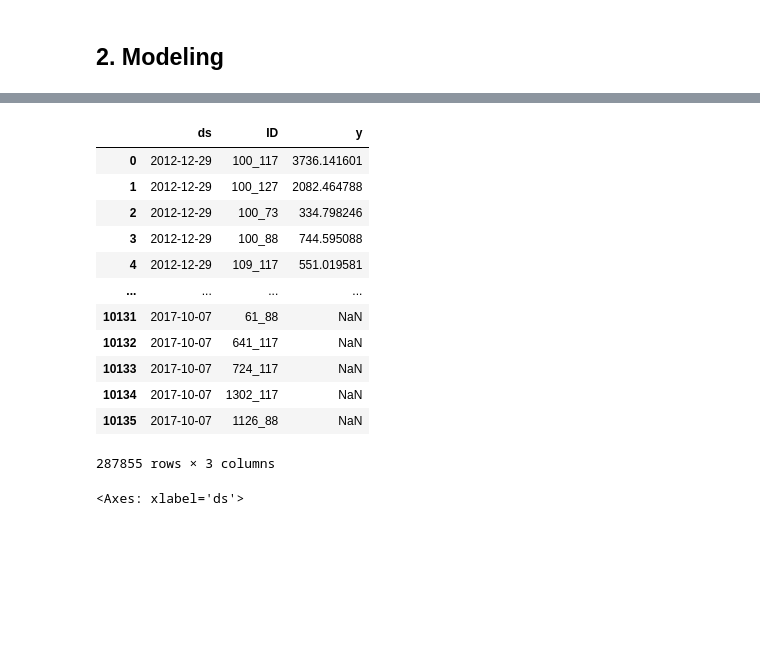
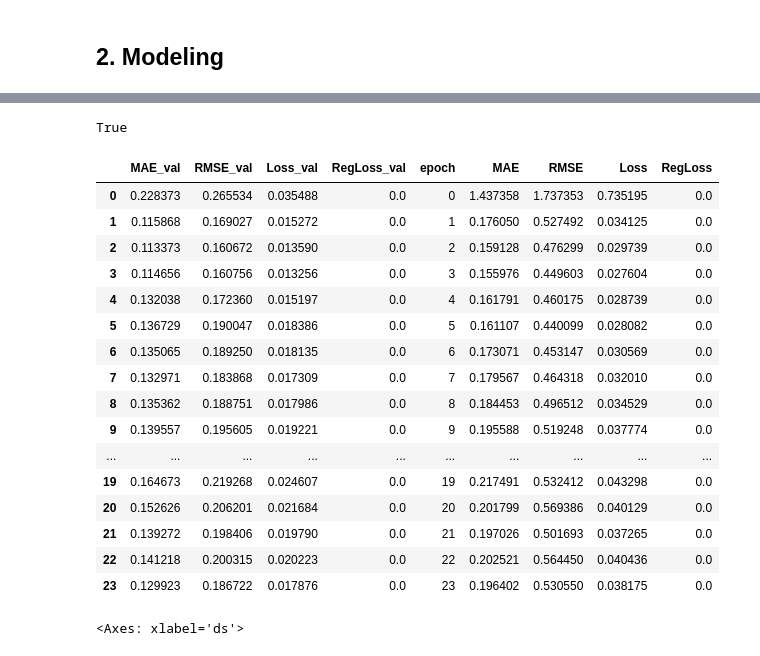
Before and after one commit to Vzlentin/decathlon-forecast-test, a Jupyter notebook: notebooks/answers.ipynb, the cells around one changed output, grey strips where cells are left out. Cells and saved outputs as stored; diff of their text form; code cells hidden in the pictures; blank space fills up the shorter version.

```diff
--- a/notebooks/answers.ipynb
+++ b/notebooks/answers.ipynb
@@ -196,2 +225,3 @@ df
 # %%
-df = df.rename(columns={"day_id":"ds", "turnover":"y"})
+df_g_f = df_g_f.rename(columns={"day_id":"ds", "turnover":"y"})
+df_test = df_test.rename(columns={"day_id":"ds"})
@@ -234,17 +228,48 @@ df_test.columns = ["ds", "ID"]
-# %%
-pd.concat([df_mv, df_test])
-# %% [output]
-|  | ds | ID | y |
-| 0 | 2012-12-29 | 100_117 | 3736.141601 |
-| 1 | 2012-12-29 | 100_127 | 2082.464788 |
-| 2 | 2012-12-29 | 100_73 | 334.798246 |
-| 3 | 2012-12-29 | 100_88 | 744.595088 |
-| 4 | 2012-12-29 | 109_117 | 551.019581 |
-| ... | ... | ... | ... |
-| 10131 | 2017-10-07 | 61_88 | NaN |
-| 10132 | 2017-10-07 | 641_117 | NaN |
-| 10133 | 2017-10-07 | 724_117 | NaN |
-| 10134 | 2017-10-07 | 1302_117 | NaN |
-| 10135 | 2017-10-07 | 1126_88 | NaN |
-287855 rows × 3 columns
+# %%
+cutoff = df_g_f["ds"].unique()[-8]
+df_train = df_g_f[df_g_f["ds"] < cutoff]
+df_val = df_g_f[df_g_f["ds"] >= cutoff]
+# %%
+len(df_val["ds"].unique()) == 8
+# %% [output]
+True
+# %%
+m = NeuralProphet(
+    daily_seasonality=False,
+    weekly_seasonality=False,
+    yearly_seasonality=True,
+    season_global_local="local",
+    n_changepoints=8,
+    trend_global_local="local",
+    n_lags=4,
+    unknown_data_normalization=True
+)
+# %%
+train_metrics = m.fit(
+    df_train,
+    validation_df=df_val,
+    early_stopping=True,
+    progress="plot",
+    checkpointing=True
+)
+# %%
+train_metrics
+# %% [output]
+|  | MAE_val | RMSE_val | Loss_val | RegLoss_val | epoch | MAE | RMSE | Loss | RegLoss |
+| 0 | 0.228373 | 0.265534 | 0.035488 | 0.0 | 0 | 1.437358 | 1.737353 | 0.735195 | 0.0 |
+| 1 | 0.115868 | 0.169027 | 0.015272 | 0.0 | 1 | 0.176050 | 0.527492 | 0.034125 | 0.0 |
+| 2 | 0.113373 | 0.160672 | 0.013590 | 0.0 | 2 | 0.159128 | 0.476299 | 0.029739 | 0.0 |
+| 3 | 0.114656 | 0.160756 | 0.013256 | 0.0 | 3 | 0.155976 | 0.449603 | 0.027604 | 0.0 |
+| 4 | 0.132038 | 0.172360 | 0.015197 | 0.0 | 4 | 0.161791 | 0.460175 | 0.028739 | 0.0 |
+| 5 | 0.136729 | 0.190047 | 0.018386 | 0.0 | 5 | 0.161107 | 0.440099 | 0.028082 | 0.0 |
+| 6 | 0.135065 | 0.189250 | 0.018135 | 0.0 | 6 | 0.173071 | 0.453147 | 0.030569 | 0.0 |
+| 7 | 0.132971 | 0.183868 | 0.017309 | 0.0 | 7 | 0.179567 | 0.464318 | 0.032010 | 0.0 |
+| 8 | 0.135362 | 0.188751 | 0.017986 | 0.0 | 8 | 0.184453 | 0.496512 | 0.034529 | 0.0 |
+| 9 | 0.139557 | 0.195605 | 0.019221 | 0.0 | 9 | 0.195588 | 0.519248 | 0.037774 | 0.0 |
+| ... | ... | ... | ... | ... | ... | ... | ... | ... | ... |
+| 19 | 0.164673 | 0.219268 | 0.024607 | 0.0 | 19 | 0.217491 | 0.532412 | 0.043298 | 0.0 |
+| 20 | 0.152626 | 0.206201 | 0.021684 | 0.0 | 20 | 0.201799 | 0.569386 | 0.040129 | 0.0 |
+| 21 | 0.139272 | 0.198406 | 0.019790 | 0.0 | 21 | 0.197026 | 0.501693 | 0.037265 | 0.0 |
+| 22 | 0.141218 | 0.200315 | 0.020223 | 0.0 | 22 | 0.202521 | 0.564450 | 0.040436 | 0.0 |
+| 23 | 0.129923 | 0.186722 | 0.017876 | 0.0 | 23 | 0.196402 | 0.530550 | 0.038175 | 0.0 |
 # %%
```
Also changed, not shown: parts of 26 cells of this notebook.
